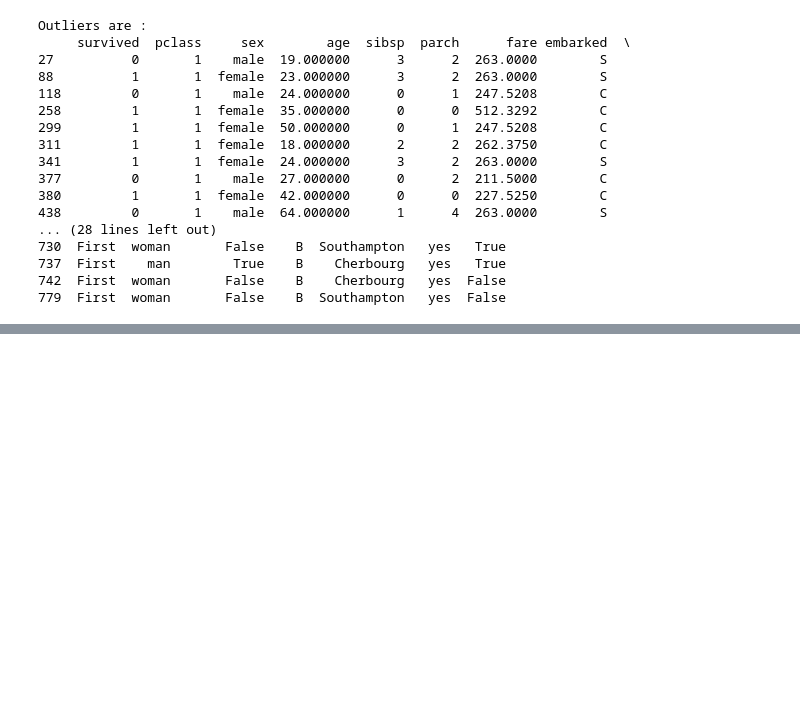
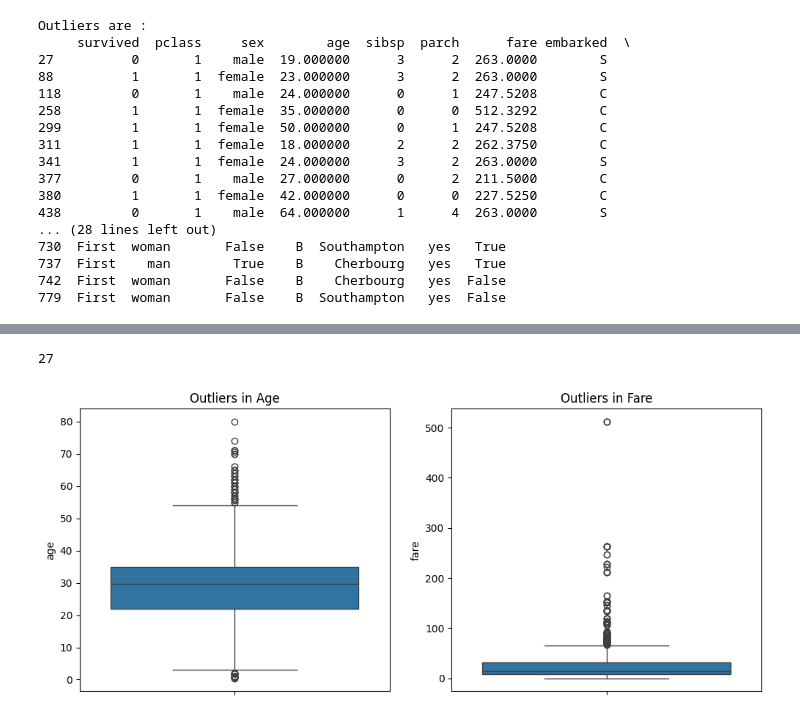
Before and after one commit to chinmayhandi/chinmay, a Jupyter notebook: AIML_Lab_Exercise.ipynb, the cells around one changed output, grey strips where cells are left out. Drawn from its saved outputs; the diff is of its cells as text; code cells hidden in the pictures; blank space fills up the shorter version.

```diff
--- a/AIML_Lab_Exercise.ipynb
+++ b/AIML_Lab_Exercise.ipynb
@@ -3230,0 +3316,13 @@ Outliers are :
+# %%
+import pandas as pd
+import seaborn as sns
+
+df = sns.load_dataset("titanic")
+
+print("Before filling:\n", df[['age','fare']].isnull().sum())
+
+
+df['age'] = df['age'].fillna(df['age'].mean())
+df['fare'] = df['fare'].fillna(df['fare'].mean())
+
+print("\nAfter filling:\n", df[['age','fare']].isnull().sum())
@@ -3230,0 +3339,18 @@ Outliers are :
+# %%
+# Detect Outliers using z-score
+z_scores = np.abs(stats.zscore(df[['age','fare']]))
+print((z_scores > 3).sum())
+
+# Boxplot for Outliers
+plt.figure(figsize=(12,5))
+plt.subplot(1,2,1)
+sns.boxplot(y=df['age'])
+plt.title("Outliers in Age")
+
+plt.subplot(1,2,2)
+sns.boxplot(y=df['fare'])
+plt.title("Outliers in Fare")
+plt.show()
+# %% [output]
+27
+[figure, added]
```
Also changed, not shown: parts of 7 cells of this notebook.
